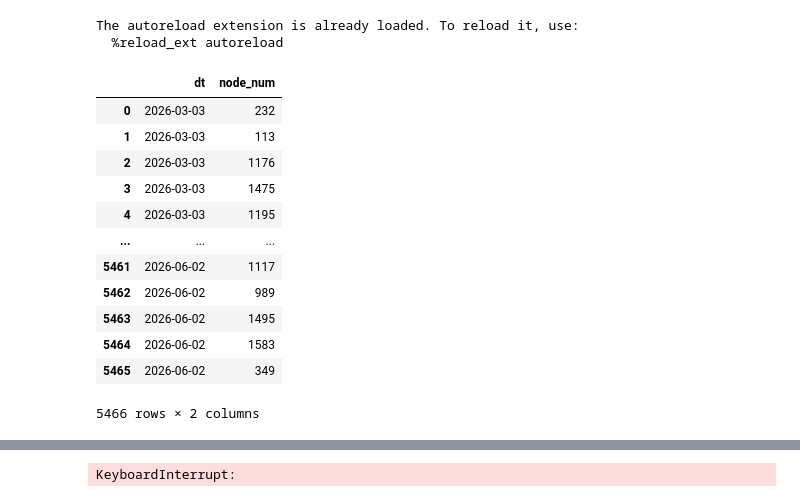
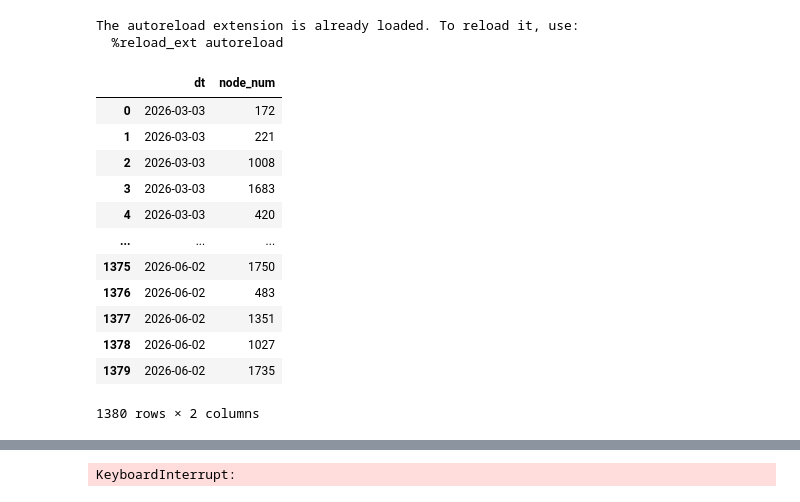
Before and after one commit to qingcheng-rgb/Qingcheng, a Jupyter notebook: QCTest/Ultra/Backtester.ipynb, the cells around one changed output, grey strips where cells are left out. Saved outputs shown, nothing was run; the diff lists cells and outputs as text; code cells hidden in the pictures.

```diff
--- a/QCTest/Ultra/Backtester.ipynb
+++ b/QCTest/Ultra/Backtester.ipynb
@@ -87,19 +87,19 @@ from dataset import all_tables
 The autoreload extension is already loaded. To reload it, use:
   %reload_ext autoreload
 # %%
-select_unique_nodes_across_dates('2026-03-03','2026-06-02',60,True)
+select_unique_nodes_across_dates('2026-03-03','2026-06-02',15,True)
 # %% [output]
 |  | dt | node_num |
-| 0 | 2026-03-03 | 232 |
-| 1 | 2026-03-03 | 113 |
-| 2 | 2026-03-03 | 1176 |
-| 3 | 2026-03-03 | 1475 |
-| 4 | 2026-03-03 | 1195 |
+| 0 | 2026-03-03 | 172 |
+| 1 | 2026-03-03 | 221 |
+| 2 | 2026-03-03 | 1008 |
+| 3 | 2026-03-03 | 1683 |
+| 4 | 2026-03-03 | 420 |
 | ... | ... | ... |
-| 5461 | 2026-06-02 | 1117 |
-| 5462 | 2026-06-02 | 989 |
-| 5463 | 2026-06-02 | 1495 |
-| 5464 | 2026-06-02 | 1583 |
-| 5465 | 2026-06-02 | 349 |
+| 1375 | 2026-06-02 | 1750 |
+| 1376 | 2026-06-02 | 483 |
+| 1377 | 2026-06-02 | 1351 |
+| 1378 | 2026-06-02 | 1027 |
+| 1379 | 2026-06-02 | 1735 |
-5466 rows × 2 columns
+1380 rows × 2 columns
 # %%
```
Also changed, not shown: parts of 2 cells of this notebook, 6 other files.
